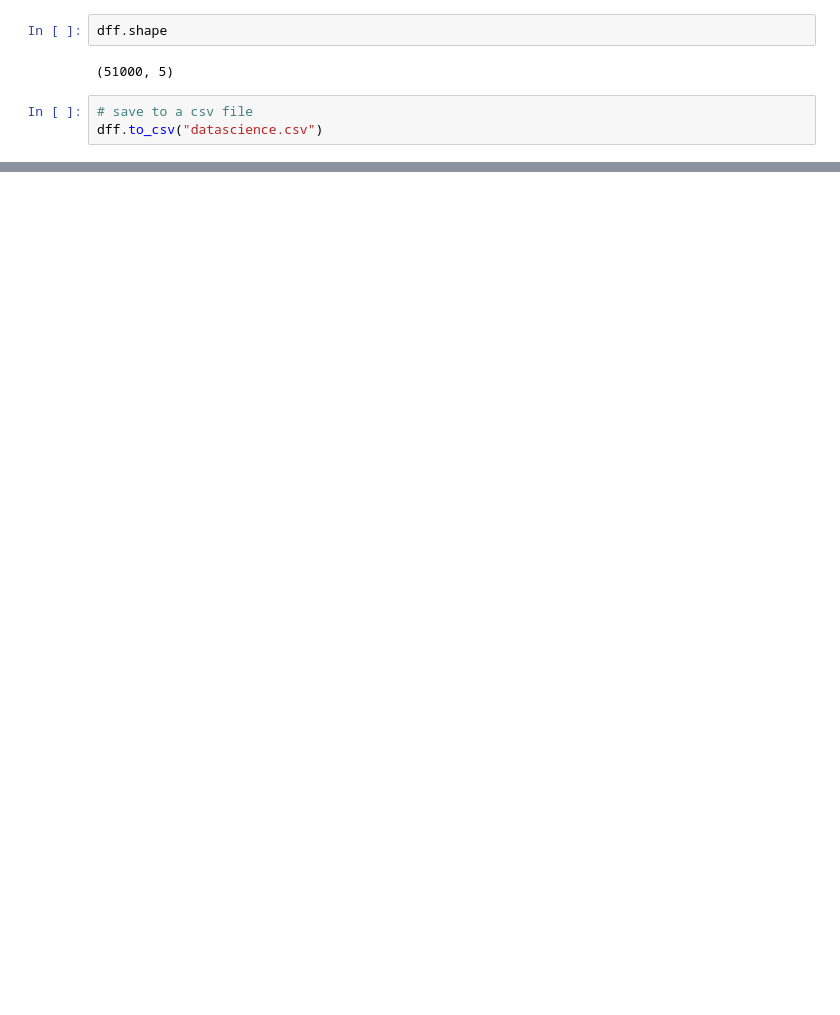
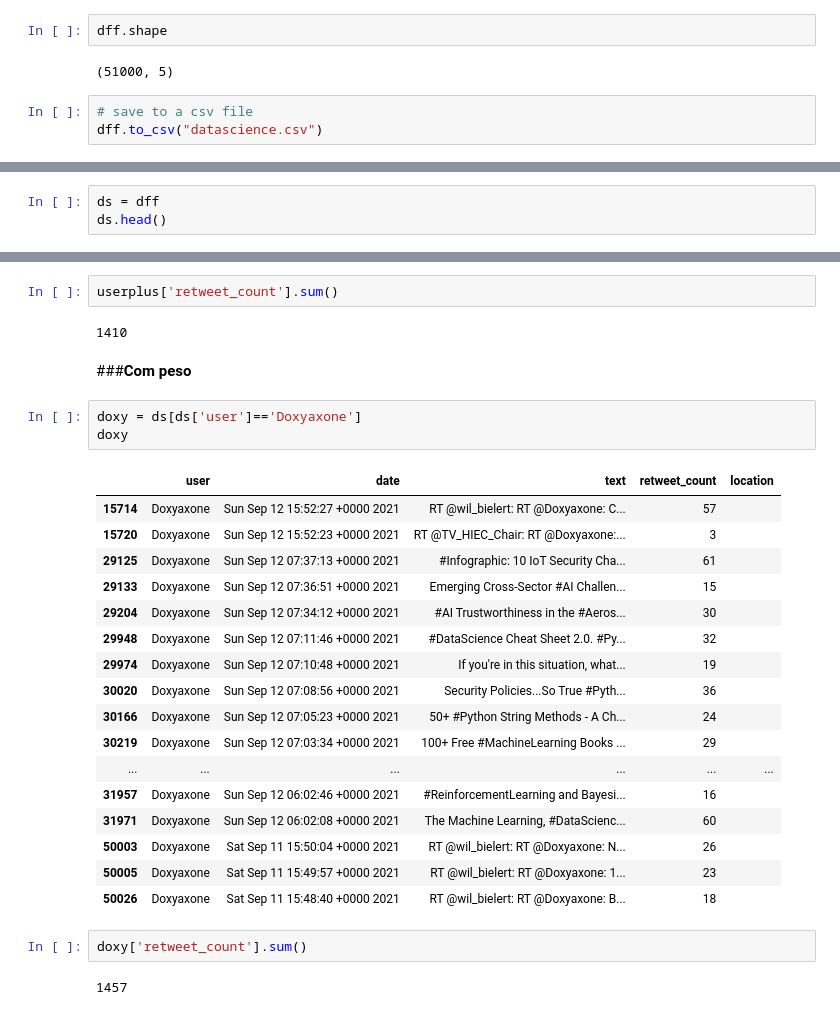
Before and after one commit to luannappontes/an-lisederedes, a Jupyter notebook: Projeto_UnidadeIII/Projeto_UnidadeIII.ipynb, the cells around one changed output, grey strips where cells are left out. Cells and saved outputs as stored; diff of their text form; blank space fills up the shorter version.

```diff
--- a/Projeto_UnidadeIII/Projeto_UnidadeIII.ipynb
+++ b/Projeto_UnidadeIII/Projeto_UnidadeIII.ipynb
@@ -809,0 +814,3 @@ dff.to_csv("datascience.csv")
+# %%
+ds = dff
+ds.head()
@@ -809,0 +880,31 @@ dff.to_csv("datascience.csv")
+# %%
+userplus['retweet_count'].sum()
+# %% [output]
+1410
+# %% [markdown]
+###**Com peso**
+# %%
+doxy = ds[ds['user']=='Doxyaxone']
+doxy
+# %% [output]
+|  | user | date | text | retweet_count | location |
+| 15714 | Doxyaxone | Sun Sep 12 15:52:27 +0000 2021 | RT @wil_bielert: RT @Doxyaxone: C... | 57 |  |
+| 15720 | Doxyaxone | Sun Sep 12 15:52:23 +0000 2021 | RT @TV_HIEC_Chair: RT @Doxyaxone:... | 3 |  |
+| 29125 | Doxyaxone | Sun Sep 12 07:37:13 +0000 2021 | #Infographic: 10 IoT Security Cha... | 61 |  |
+| 29133 | Doxyaxone | Sun Sep 12 07:36:51 +0000 2021 | Emerging Cross-Sector #AI Challen... | 15 |  |
+| 29204 | Doxyaxone | Sun Sep 12 07:34:12 +0000 2021 | #AI Trustworthiness in the #Aeros... | 30 |  |
+| 29948 | Doxyaxone | Sun Sep 12 07:11:46 +0000 2021 | #DataScience Cheat Sheet 2.0. #Py... | 32 |  |
+| 29974 | Doxyaxone | Sun Sep 12 07:10:48 +0000 2021 | If you're in this situation, what... | 19 |  |
+| 30020 | Doxyaxone | Sun Sep 12 07:08:56 +0000 2021 | Security Policies...So True #Pyth... | 36 |  |
+| 30166 | Doxyaxone | Sun Sep 12 07:05:23 +0000 2021 | 50+ #Python String Methods - A Ch... | 24 |  |
+| 30219 | Doxyaxone | Sun Sep 12 07:03:34 +0000 2021 | 100+ Free #MachineLearning Books ... | 29 |  |
+| ... | ... | ... | ... | ... | ... |
+| 31957 | Doxyaxone | Sun Sep 12 06:02:46 +0000 2021 | #ReinforcementLearning and Bayesi... | 16 |  |
+| 31971 | Doxyaxone | Sun Sep 12 06:02:08 +0000 2021 | The Machine Learning, #DataScienc... | 60 |  |
+| 50003 | Doxyaxone | Sat Sep 11 15:50:04 +0000 2021 | RT @wil_bielert: RT @Doxyaxone: N... | 26 |  |
+| 50005 | Doxyaxone | Sat Sep 11 15:49:57 +0000 2021 | RT @wil_bielert: RT @Doxyaxone: 1... | 23 |  |
+| 50026 | Doxyaxone | Sat Sep 11 15:48:40 +0000 2021 | RT @wil_bielert: RT @Doxyaxone: B... | 18 |  |
+# %%
+doxy['retweet_count'].sum()
+# %% [output]
+1457
```
Also changed, not shown: parts of 16 cells of this notebook.
